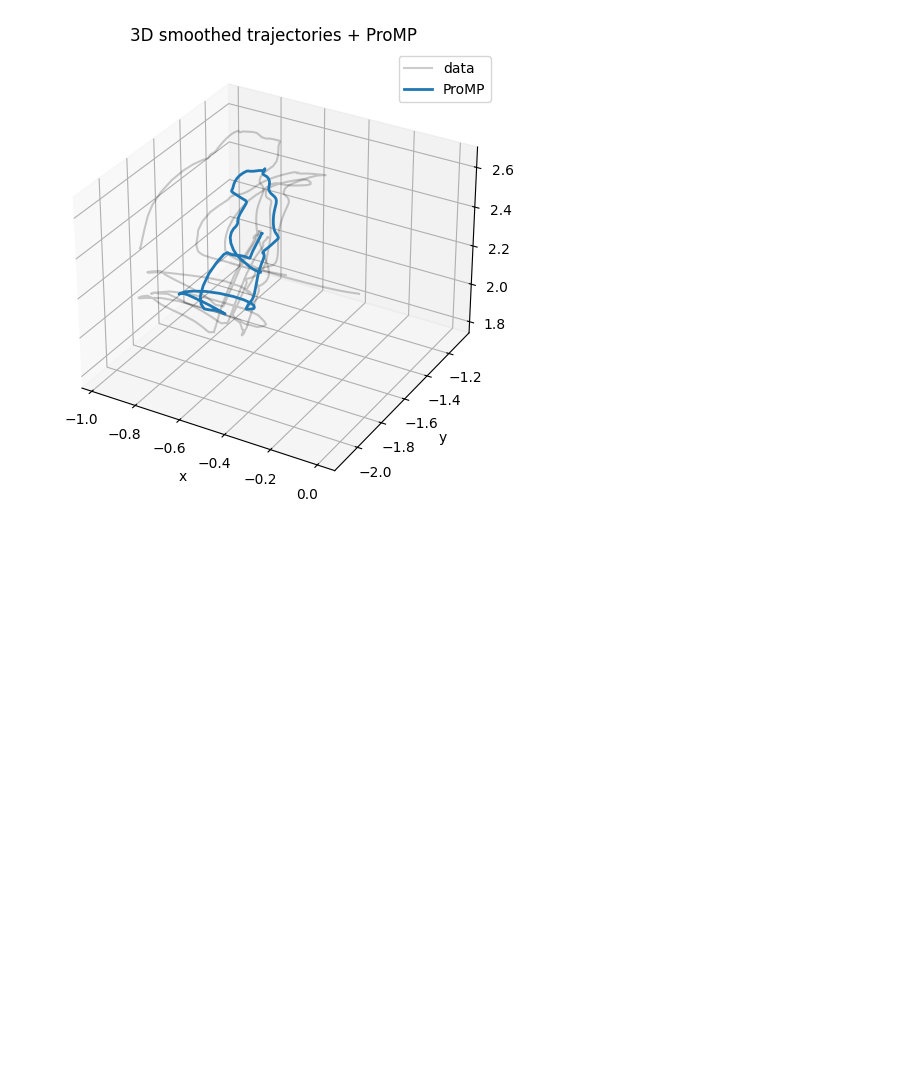
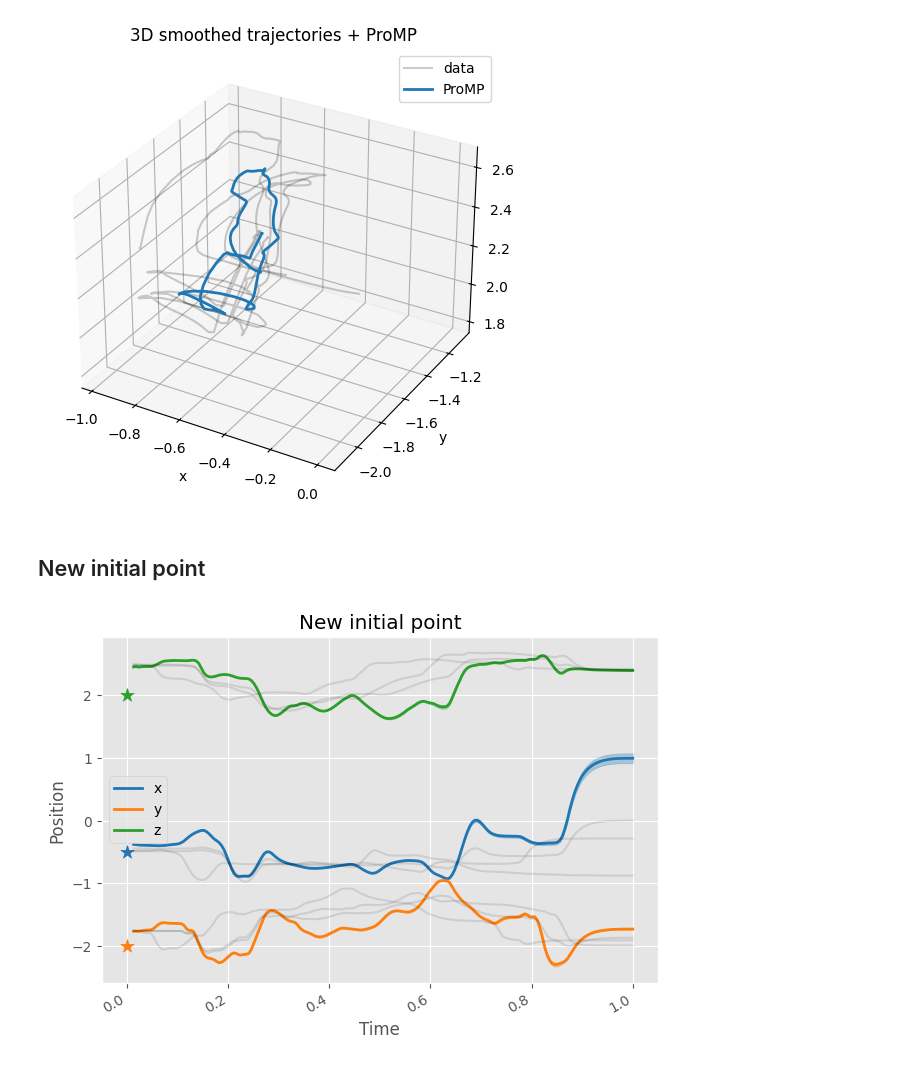
Before and after one commit to kir0ul/COMP5495_RobotLearning, a Jupyter notebook: Door+cube/ProMP.ipynb, the cells around one changed output. Drawn from its saved outputs; the diff is of its cells as text; code cells hidden in the pictures; blank space fills up the shorter version.

Commit message:
feat: add ProMP new conditioning point

```diff
--- a/Door+cube/ProMP.ipynb
+++ b/Door+cube/ProMP.ipynb
@@ -271,3 +277,47 @@ ax.legend(loc="best")
 plt.show()
 # %% [output]
 [figure]
+# %% [markdown]
+## New initial point
+# %%
+# y_conditional_cov = np.array([0])
+# y_conditional_cov = np.tile([0.025], (3, 1))
+y_conditional_cov = np.tile([0.0], (3, 1))
+y_ini = np.array([-0.5, -2, 2])
+
+# t_ini = 0.015
+t_ini = 0.0
+cpromp = promp.condition_position(
+    y_mean=y_ini, y_cov=y_conditional_cov, t=t_ini, t_max=1.0
+)
+Y_cmean = cpromp.mean_trajectory(T_smooth[0, :])
+Y_cconf = 1.96 * np.sqrt(cpromp.var_trajectory(T_smooth[0, :]))
+# %%
+with mpl.style.context("ggplot"):
+    fig, ax = plt.subplots()
+    cmap = mpl.colormaps.get("tab10").colors
+
+    labels = ("x", "y", "z")
+    for dim in range(Y_mean.shape[1]):
+        label = labels[dim]
+        ax.scatter([t_ini], y_ini[dim], marker="*", s=100, color=cmap[dim])
+        ax.fill_between(
+            T_smooth[0, :],
+            (Y_cmean[:, dim] - Y_cconf[:, dim]).ravel(),
+            (Y_cmean[:, dim] + Y_cconf[:, dim]).ravel(),
+            alpha=0.3,
+            color=cmap[dim],
+        )
+        ax.plot(T_smooth[0, :], Y_cmean[:, dim], lw=2, label=label, color=cmap[dim])
+        for d_i in range(num_demos):
+            ax.plot(T_smooth[d_i, :], Y_smooth[d_i, :, dim + 1], c="k", alpha=0.1)
+
+    ax.legend(loc="best")
+    ax.set_xlabel("Time")
+    ax.set_ylabel("Position")
+    ax.set_title("New initial point")
+    fig.tight_layout()
+    fig.autofmt_xdate()
+    plt.show()
+# %% [output]
+[figure, added]
```
Also changed, not shown: parts of 5 cells of this notebook.
